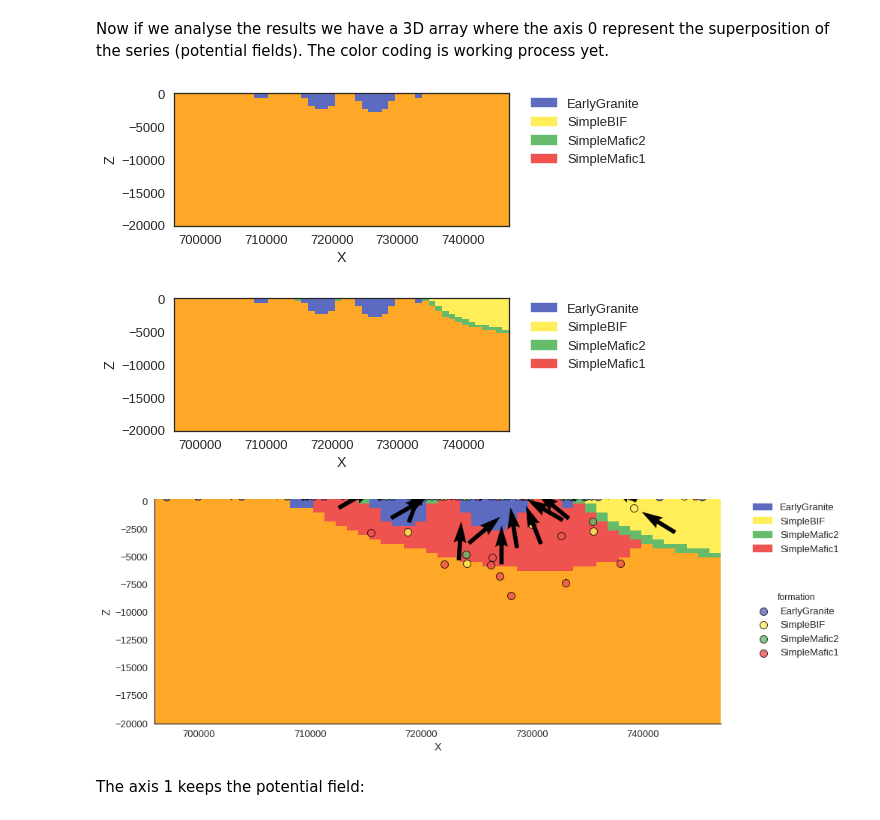
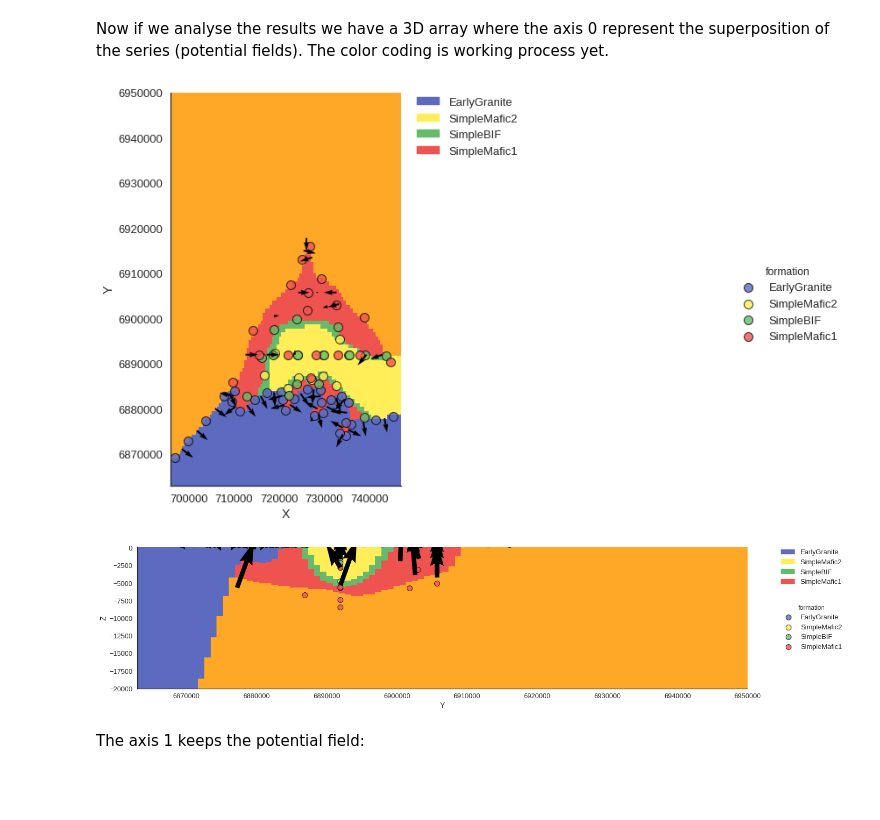
Before and after one commit to gempy-project/gempy, a Jupyter notebook: Tutorial/ch2.ipynb, the cells around one changed output. Cells and saved outputs as stored; diff of their text form; code cells hidden in the pictures; blank space fills up the shorter version.

```diff
--- a/Tutorial/ch2.ipynb
+++ b/Tutorial/ch2.ipynb
@@ -26,7 +26,7 @@ In this case instead loading a geo_data object directly, we will create one. The
 Additionaly we can pass the address to csv files (GeoModeller3D format) with the data.
 # %%
 # Importing the data from csv files and settign extent and resolution
-geo_data = gp.create_data([696000,747000,6863000,6950000,-20000, 200],[50, 50, 50],
+geo_data = gp.create_data([696000,747000,6863000,6950000,-20000, 200],[100, 100, 100],
                          path_f = os.pardir+"/input_data/a_Foliations.csv",
                          path_i = os.pardir+"/input_data/a_Points.csv")
 # %%
@@ -112,13 +100,17 @@ array([[ 1.10940361,  0.        ,  0.        ,  0.        ],
 Now if we analyse the results we have a 3D array where the axis 0 represent the superposition of the series (potential fields). The color coding is working process yet.
 # %%
 import matplotlib.pyplot as plt
-gp.plot_section(geo_data, lith_block[0,0], 11)
+gp.plot_section(geo_data, lith_block[0,0], 22)
 plt.show()
-gp.plot_section(geo_data, lith_block[1,0], 11)
+gp.plot_section(geo_data, lith_block[1,0], 22)
 plt.show()
-gp.plot_section(geo_data, lith_block[2,0], 11, plot_data=True)
+gp.plot_section(geo_data, lith_block[2,0], -2, plot_data=False, direction='z')
 plt.show()
-# %% [output]
-[figure, removed]
-[figure, removed]
-[figure, removed]
+# %%
+import matplotlib.pyplot as plt
+
+gp.plot_section(geo_data, lith_block[2,0], -2, plot_data=True, direction='z')
+fig = plt.gcf()
+fig.set_size_inches(18.5, 10.5)
+# %% [output]
+[figure, added]
@@ -125,3 +120,10 @@ plt.show()
+# %%
+%matplotlib inline
+gp.plot_section(geo_data, lith_block[2,0],55, plot_data=True, direction='x')
+fig = plt.gcf()
+fig.set_size_inches(18.5, 10.5)
+# %% [output]
+[figure, added]
 # %% [markdown]
 The axis 1 keeps the potential field:
 # %%
```
Also changed, not shown: parts of 6 cells of this notebook, 3 other files.
